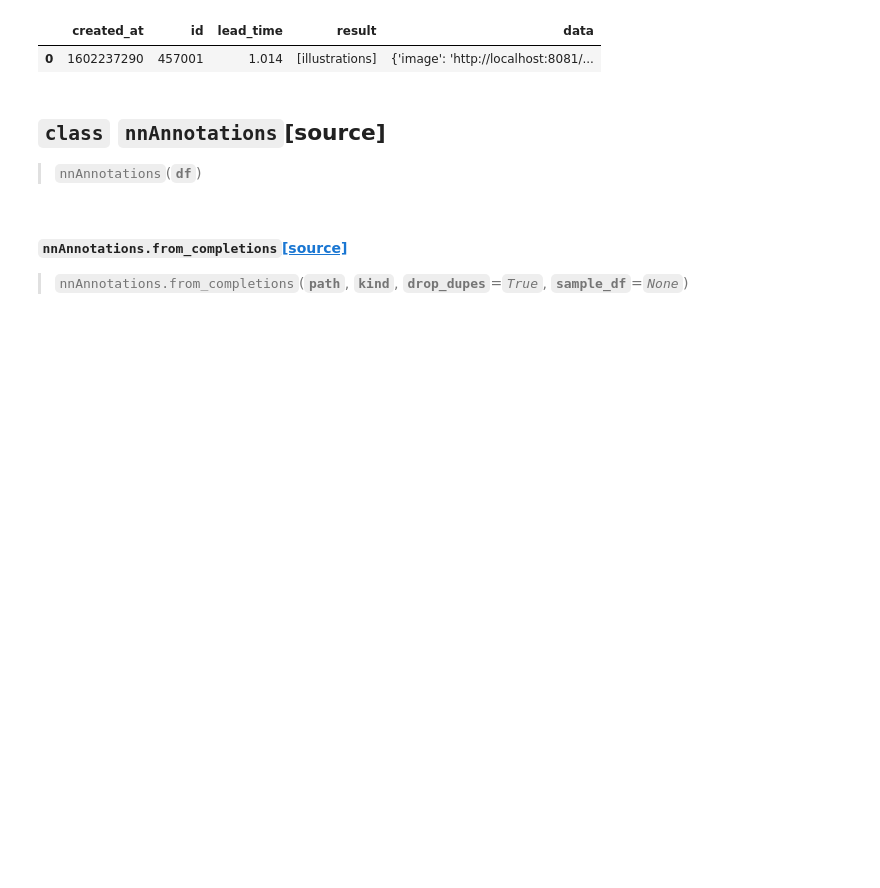
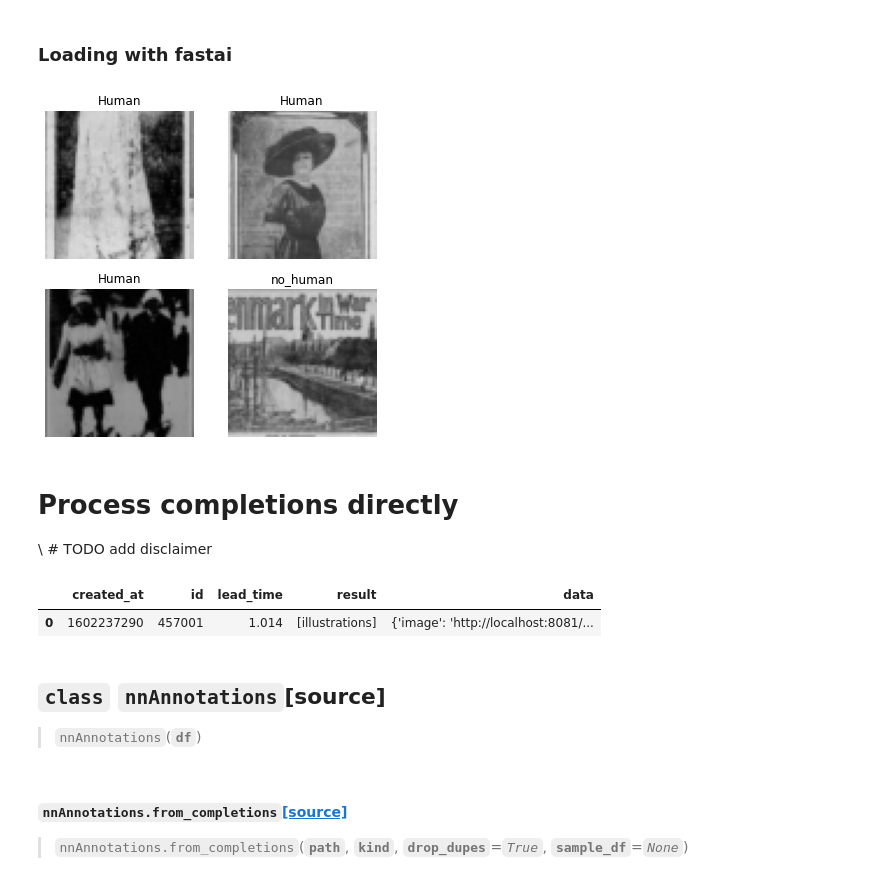
Before and after one commit to Living-with-machines/nnanno, a Jupyter notebook: nbs/02_annotate.ipynb, the cells around one changed output. Cells and saved outputs as stored; diff of their text form; code cells hidden in the pictures; blank space fills up the shorter version.

```diff
--- a/nbs/02_annotate.ipynb
+++ b/nbs/02_annotate.ipynb
@@ -66,0 +163,2 @@ label-studio start ./advert_annotations
+# %% [markdown]
+### Loading with fastai
@@ -66,0 +168,14 @@ label-studio start ./advert_annotations
+# %%
+#slow
+df = pd.read_json('test_iiif_anno/test_dl/test_dl.json')
+# %%
+#slow
+dls = ImageDataLoaders.from_df(df, path='test_iiif_anno/test_dl',
+                               fn_col='download_image_path',
+                               label_col='choice',
+                               item_tfms=Resize(64), bs=4)
+# %%
+#slow
+dls.show_batch()
+# %% [output]
+[figure, added]
@@ -67,3 +186,7 @@ label-studio start ./advert_annotations
+# %% [markdown]
+# Process completions directly
+
+\ # TODO add disclaimer
 # %%
 #export
 def load_df(json_file):
```
Also changed, not shown: parts of 36 cells of this notebook, 1 other file.
